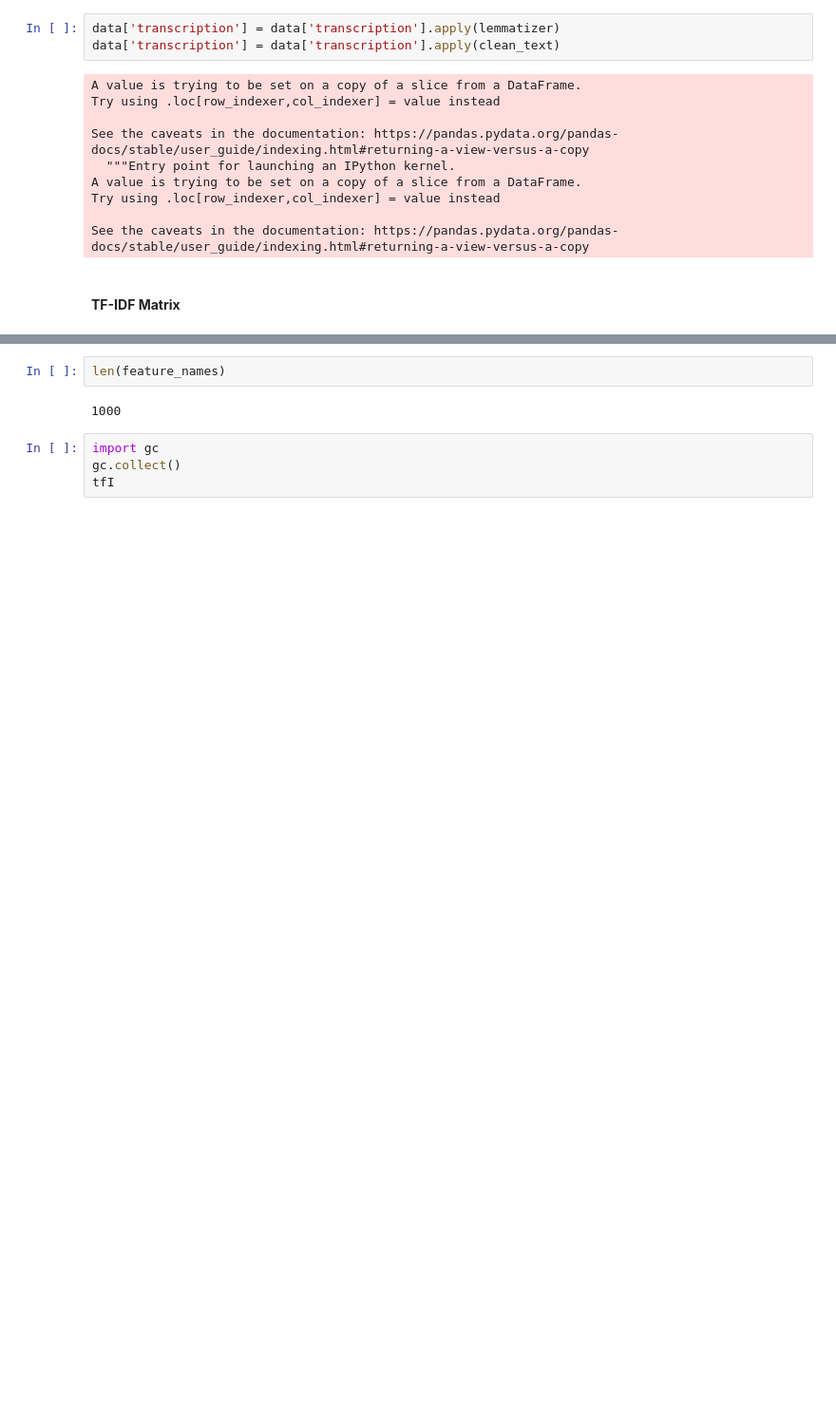
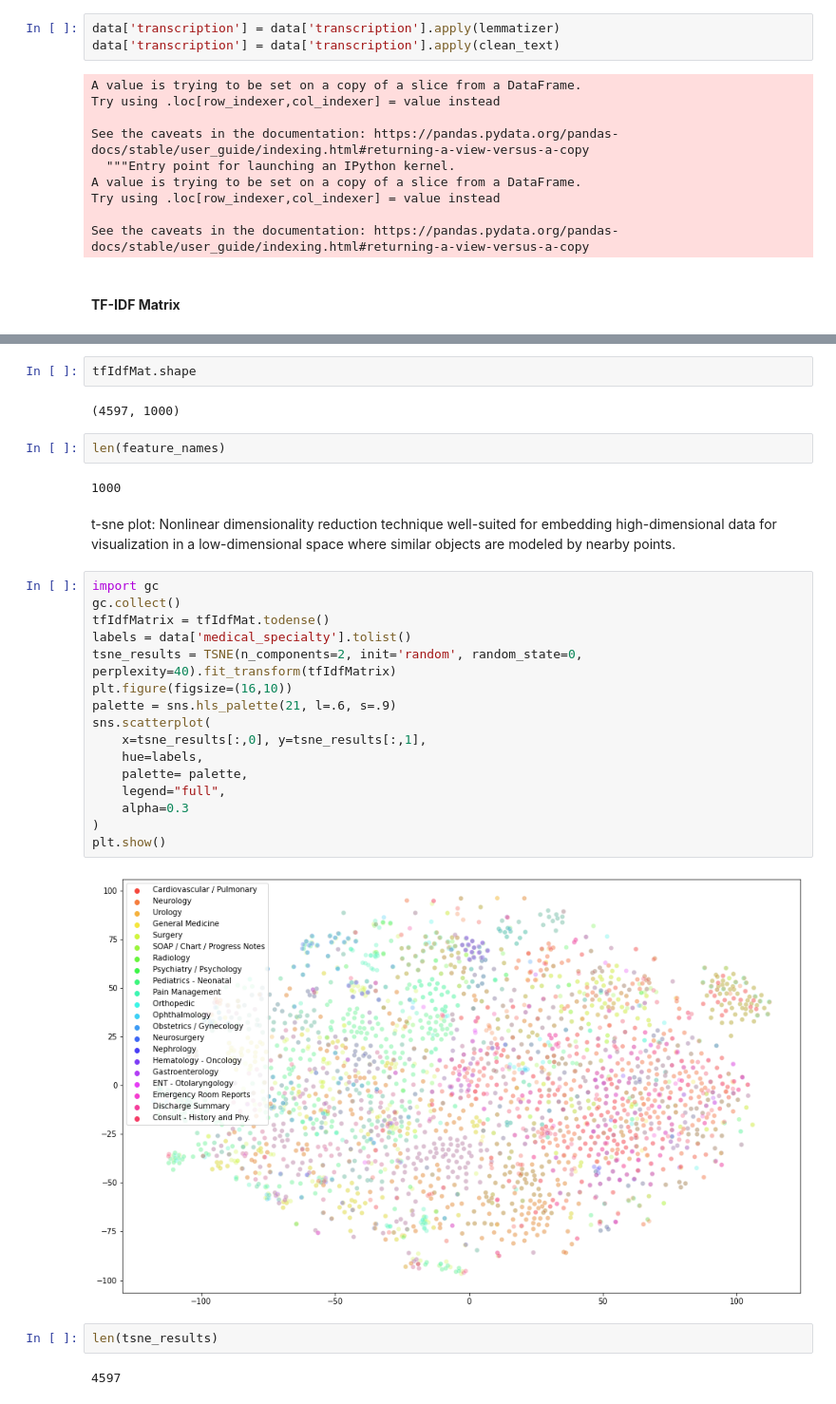
Before and after one commit to akhilsrinath/medical-transcription-classification, a Jupyter notebook: medical_transcription_classification.ipynb, the cells around one changed output, grey strips where cells are left out. Shown: that part at 95% size. Saved outputs shown, nothing was run; the diff lists cells and outputs as text; blank space fills up the shorter version.

```diff
--- a/medical_transcription_classification.ipynb
+++ b/medical_transcription_classification.ipynb
@@ -314,8 +314,33 @@ print(feature_names)
+# %%
+tfIdfMat.shape
+# %% [output]
+(4597, 1000)
 # %%
 len(feature_names)
 # %% [output]
 1000
-# %%
-import gc
-gc.collect()
-tfI
+# %% [markdown]
+t-sne plot:
+Nonlinear dimensionality reduction technique well-suited for embedding high-dimensional data for visualization in a low-dimensional space where similar objects are modeled by nearby points.
+# %%
+import gc
+gc.collect()
+tfIdfMatrix = tfIdfMat.todense()
+labels = data['medical_specialty'].tolist()
+tsne_results = TSNE(n_components=2, init='random', random_state=0, perplexity=40).fit_transform(tfIdfMatrix)
+plt.figure(figsize=(16,10))
+palette = sns.hls_palette(21, l=.6, s=.9)
+sns.scatterplot(
+    x=tsne_results[:,0], y=tsne_results[:,1],
+    hue=labels,
+    palette= palette,
+    legend="full",
+    alpha=0.3
+)
+plt.show()
+# %% [output]
+[figure, added]
+# %%
+len(tsne_results)
+# %% [output]
+4597
```
Also changed, not shown: parts of 11 cells of this notebook.
